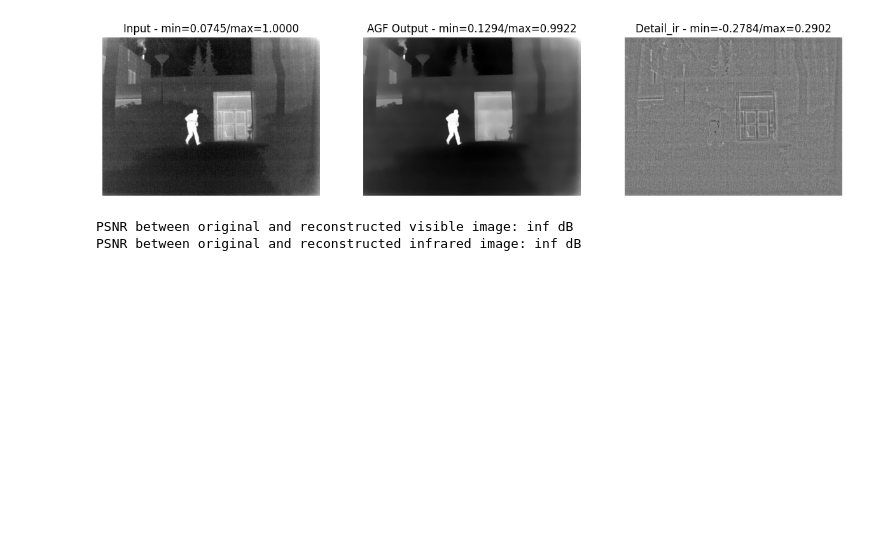
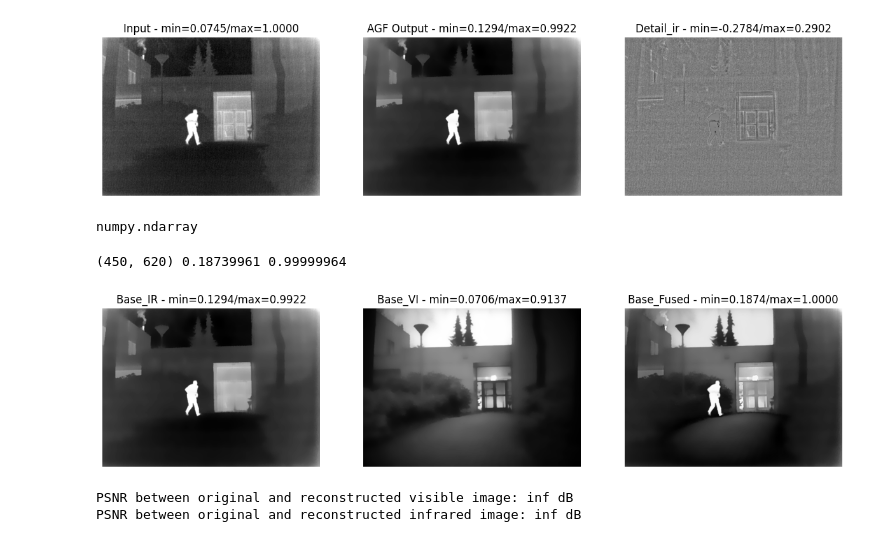
Before and after one commit to house3173/AGF_IVIF, a Jupyter notebook: test_AGF_IVIF.ipynb, the cells around one changed output. Saved outputs shown, nothing was run; the diff lists cells and outputs as text; code cells hidden in the pictures; blank space fills up the shorter version.

Commit message:
update using PFCFuse for base

```diff
--- a/test_AGF_IVIF.ipynb
+++ b/test_AGF_IVIF.ipynb
@@ -200,6 +200,24 @@ plt.show()
 # %% [output]
 [figure]
 [figure]
+# %%
+type(base_ir)
+# %% [output]
+numpy.ndarray
+# %%
+from base_PFCFuse.base_PFCFuse import pfcfuse_fuse_gray
+
+base_fused = pfcfuse_fuse_gray(base_ir, base_vi)
+print(base_fused.shape, base_fused.min(), base_fused.max())
+
+plt.figure(figsize=(15, 5))
+plt.subplot(1,3,1); plt.title(f"Base_IR - min={base_ir.min():.4f}/max={base_ir.max():.4f}"); plt.imshow(base_ir, cmap="gray"); plt.axis("off")
+plt.subplot(1,3,2); plt.title(f"Base_VI - min={base_vi.min():.4f}/max={base_vi.max():.4f}"); plt.imshow(base_vi, cmap="gray"); plt.axis("off")
+plt.subplot(1,3,3); plt.title(f"Base_Fused - min={base_fused.min():.4f}/max={base_fused.max():.4f}"); plt.imshow(base_fused, cmap="gray"); plt.axis("off")
+plt.show()
+# %% [output]
+(450, 620) 0.18739961 0.99999964
+[figure, added]
 # %%
 restruct_vi = base_vi + detail_vi
 restruct_ir = base_ir + detail_ir
```
Also changed, not shown: parts of 6 cells of this notebook, 43 other files.
